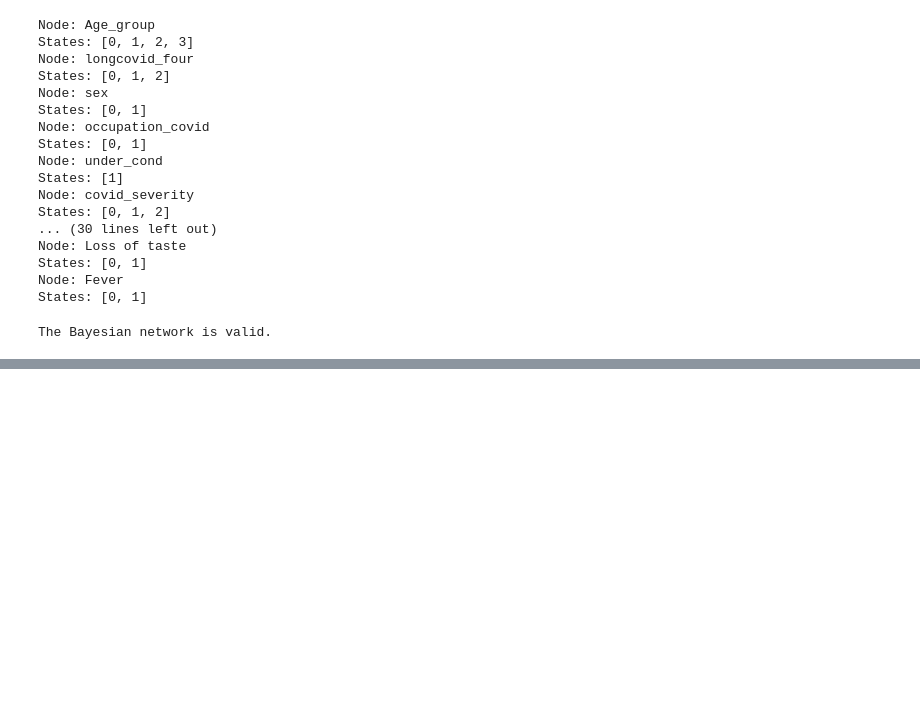
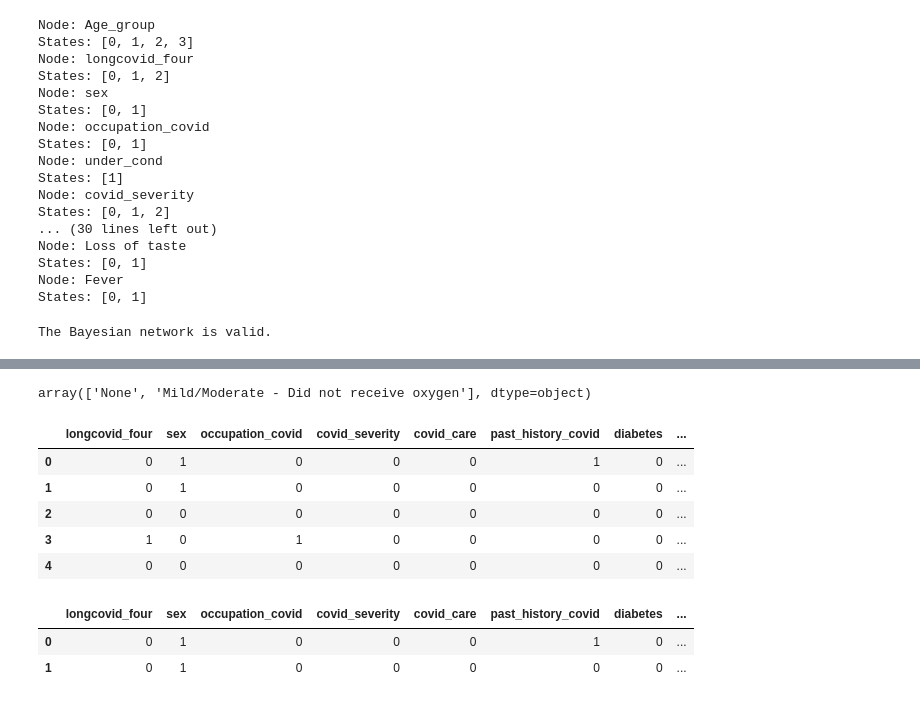
Before and after one commit to Ndelaski/Advanced-projects, a Jupyter notebook: new dataset for covid and longcovid working (2).ipynb, the cells around one changed output, grey strips where cells are left out. Saved outputs shown, nothing was run; the diff lists cells and outputs as text; code cells hidden in the pictures; blank space fills up the shorter version.

```diff
--- a/new dataset for covid and longcovid working (2).ipynb
+++ b/new dataset for covid and longcovid working (2).ipynb
@@ -1031,0 +1364,10 @@ print(accuracy)
+# %%
+longcovid_3=merged_lc.loc[:,['longcovid_four', 'sex', 'occupation_covid',
+                               #'substance_use',
+                               'covid_severity', 'covid_care', 'past_history_covid', 'diabetes',
+                               'hypertension', 'asthma', 'cancer', 'vaccine_dose_four','vaccine_type_four','vaccine_aefi_four','Cold1','Cough', 'Breathing difficulty', 'Sore throat',
+                               'Headache1', 'Loss of smell', 'Loss of taste', 'Fever',
+                               #'Diarrhoea1',
+                               'age','vaccine_add_dose_six','vaccine_add_dose_type_six', 'new_acute_covid_six', 'new_acute_covid_severity_six','new_medical_diag_six',
+                               'longcovid_six'
+                              ]]
@@ -1031,0 +1380,8 @@ print(accuracy)
+# %%
+longcovid_3['vaccine_add_dose_six'].fillna("None", inplace=True)
+longcovid_3['vaccine_add_dose_type_six'].fillna("None", inplace=True)
+longcovid_3['new_acute_covid_six'].fillna("None", inplace=True)
+longcovid_3['new_acute_covid_severity_six'].fillna("None", inplace=True)
+longcovid_3['new_medical_diag_six'].fillna("None", inplace=True)
+longcovid_3['longcovid_six'].fillna("None", inplace=True)
+longcovid_3['vaccine_aefi_four'].fillna("None", inplace=True)
@@ -1031,0 +1408,19 @@ print(accuracy)
+# %%
+#Age ranges
+age_groups = {
+
+    range(13, 25): 0,
+    range(25, 45): 1,
+    range(45, 66): 2,
+    range(66, 120): 3
+}
+
+# encode the age column
+longcovid_3['Age_group'] =longcovid_3['age'].map(lambda Age: next((a for b, a in age_groups.items() if Age in b), None))
+# %%
+under = longcovid_3[[ 'diabetes', 'hypertension', 'asthma', 'cancer']].any(axis=1).astype(int)
+longcovid_3['under_cond'] = under
+# %%
+longcovid_3['new_acute_covid_severity_six'].unique()
+# %% [output]
+array(['None', 'Mild/Moderate - Did not receive oxygen'], dtype=object)
@@ -1031,0 +1503,9 @@ print(accuracy)
+# %%
+longcovid_3.head()
+# %% [output]
+|  | longcovid_four | sex | occupation_covid | covid_severity | covid_care | past_history_covid | diabetes | ... |
+| 0 | 0 | 1 | 0 | 0 | 0 | 1 | 0 | ... |
+| 1 | 0 | 1 | 0 | 0 | 0 | 0 | 0 | ... |
+| 2 | 0 | 0 | 0 | 0 | 0 | 0 | 0 | ... |
+| 3 | 1 | 0 | 1 | 0 | 0 | 0 | 0 | ... |
+| 4 | 0 | 0 | 0 | 0 | 0 | 0 | 0 | ... |
@@ -1031,0 +1522,6 @@ print(accuracy)
+# %%
+longcovid_3.head(2)
+# %% [output]
+|  | longcovid_four | sex | occupation_covid | covid_severity | covid_care | past_history_covid | diabetes | ... |
+| 0 | 0 | 1 | 0 | 0 | 0 | 1 | 0 | ... |
+| 1 | 0 | 1 | 0 | 0 | 0 | 0 | 0 | ... |
```
Also changed, not shown: parts of 14 cells of this notebook.
